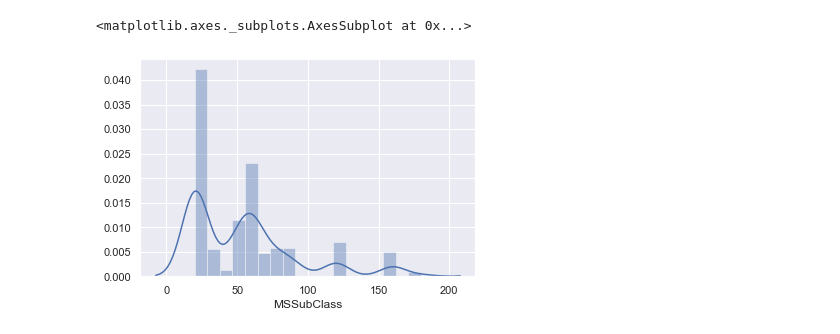
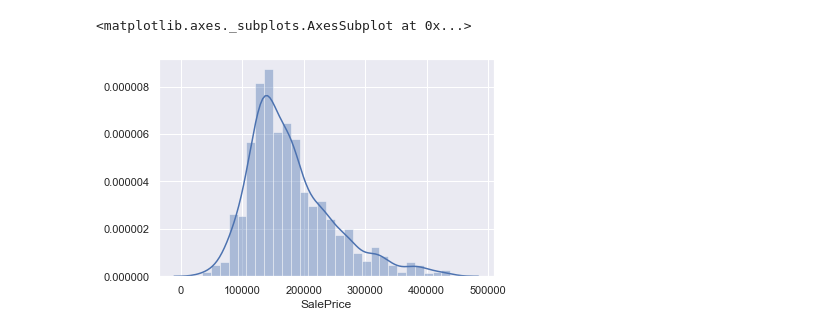
Before and after one commit to aryamonani/Kaggle-Competition-Supervised-Learning-LR-estate-price-prediction, a Jupyter notebook: Kaggle Competition Supervised Learning LR estate price prediction.ipynb, the cells around one changed output. Drawn from its saved outputs; the diff is of its cells as text; code cells hidden in the pictures.

```diff
--- a/Kaggle Competition Supervised Learning LR estate price prediction.ipynb
+++ b/Kaggle Competition Supervised Learning LR estate price prediction.ipynb
@@ -65,7 +101,8 @@ sns.distplot(data_1['MSSubClass'])
-# %%
-r = data_1['MSSubClass'].quantile(0.99)
-data_2 = data_1[data_1['MSSubClass']<r]
-sns.distplot(data_2['MSSubClass'])
-# %% [output]
-<matplotlib.axes._subplots.AxesSubplot at 0x...>
-[figure, removed]
+# %%
+q = data_no_mv['SalePrice'].quantile(0.99)
+# %%
+data_1 = data_no_mv[data_no_mv['SalePrice']<q]
+sns.distplot(data_1['SalePrice']) #SalePrice is now normally distributed
+# %% [output]
+<matplotlib.axes._subplots.AxesSubplot at 0x...>
+[figure, added]
```
Also changed, not shown: parts of 41 cells of this notebook.
